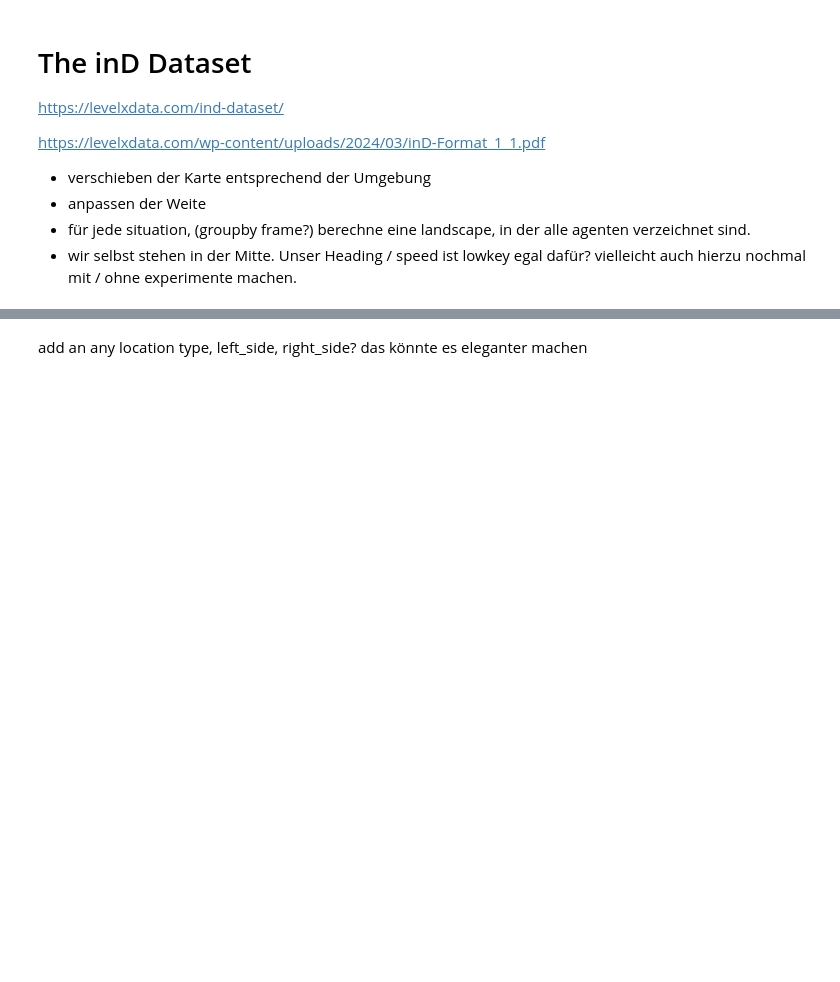
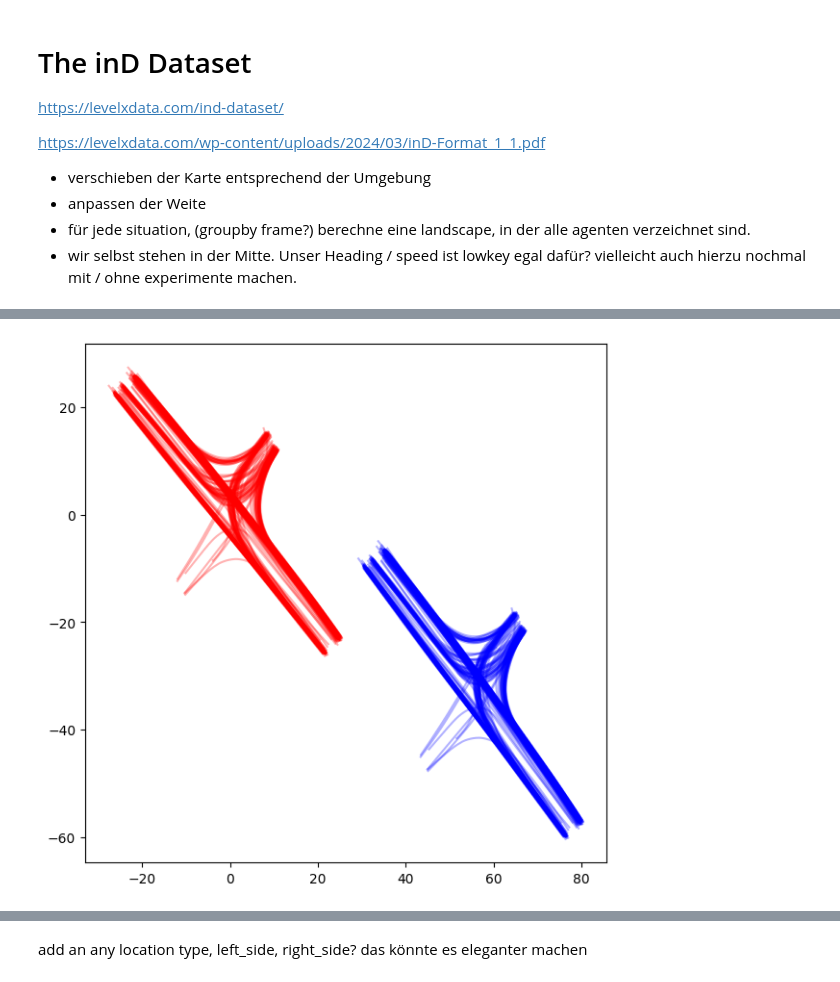
Before and after one commit to orthographiepro/ProMis, a Jupyter notebook: examples/cofi/ground-cofi-naive.ipynb, the cells around one changed output, grey strips where cells are left out. Drawn from its saved outputs; the diff is of its cells as text; code cells hidden in the pictures; blank space fills up the shorter version.

```diff
--- a/examples/cofi/ground-cofi-naive.ipynb
+++ b/examples/cofi/ground-cofi-naive.ipynb
@@ -74,4 +75,9 @@ metadata
 # %%
+metadata = pd.read_csv(data_path / f"{inD_index}_recordingMeta.csv", sep=',')
+car_data = pd.read_csv(data_path / f"{inD_index}_tracks.csv", sep=',')
+car_metadata = pd.read_csv(data_path / f"{inD_index}_tracksMeta.csv", sep=',')
+assert metadata["recordingId"].unique() == car_data["recordingId"].unique() == car_metadata["recordingId"].unique()
+
 # naive center of the scene, but not our origin of coordinates
 # we use this as a bootstrap
 origin = PolarLocation(
@@ -115,12 +121,23 @@ origin = CartesianLocation(*offsets).to_polar(origin)
 dimensions = width, height = diameter, diameter
 
 collection = CartesianDeltaCollection(origin=origin, number_of_values=0)
-car_data["xCenter"] = car_data["xCenter"] - offsets[0] + 0.5  # TODO: analyze offset scientifically
-car_data["yCenter"] = car_data["yCenter"] - offsets[1] + 0.5
+car_data["xCenter"] = car_data["xCenter"] - offsets[0] #+ 1  # TODO: analyze offset scientifically
+car_data["yCenter"] = car_data["yCenter"] - offsets[1] #- 1
 car_data["speed"] = np.sqrt(np.pow(car_data["xVelocity"], 2) + np.pow(car_data["yVelocity"], 2)) * 3.6
 car_data = car_data.join(car_metadata[["trackId", "class"]], on="trackId", how="left", rsuffix="r", validate="m:1")
 
 del car_data["trackIdr"]
 
+# # add heuristic for parking
+# car_data["is_parking_heuristic"] = car_data["speed"] < 0.5
+# parking = car_data[["trackId", "is_parking_heuristic"]].groupby("trackId").mean()
+# parking.rename(columns={parking.columns[0]: "park_percentage"}, inplace=True)
+# car_data = car_data.join(parking, rsuffix="r")
+
+# car_data["is_parking_heuristic"] = car_data["is_parking_heuristic"] & car_data["park_percentage"] > 0.8
+
+# print(car_data.head())
+# print(parking.head())
+# del parking
+
 collection.append_with_default(car_data[["xCenter", "yCenter", "heading", "speed"]].values, value=())
-car_data
@@ -191,14 +352,16 @@ uam.save(output_folder / "uam.pkl")
 # %%
 fig, ax = plt.subplots(1, 1, figsize=(7,7))
 cars = car_data[car_data["class"] == "car"]
 trucks = car_data[car_data["class"] == "truck_bus"]
 
 
-for i, df in enumerate([cars]):
+for feature_index, df in enumerate([cars]):
     for trackId in df["trackId"].unique():
         track = df[df["trackId"] == trackId]
         ax.plot(track["xCenter"], track["yCenter"], alpha = 0.3, color = "red")
         ax.plot(track["xCenter_utm"], track["yCenter_utm"], alpha = 0.3, color = "blue")
+# %% [output]
+[figure, added]
 # %%
 reload_star = True
 dsm: DeltaStaRMap
```
Also changed, not shown: parts of 34 cells of this notebook, 2 other files.
